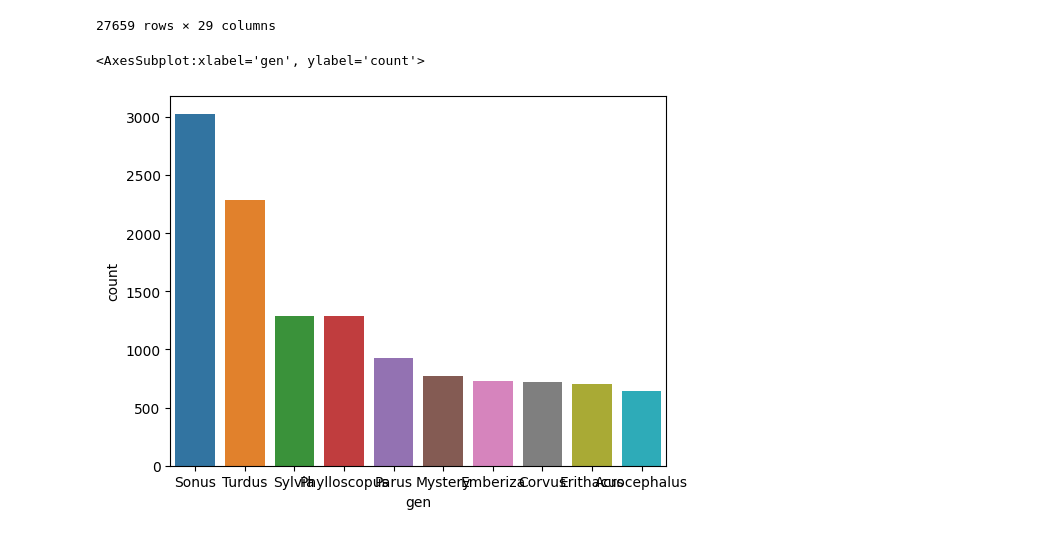
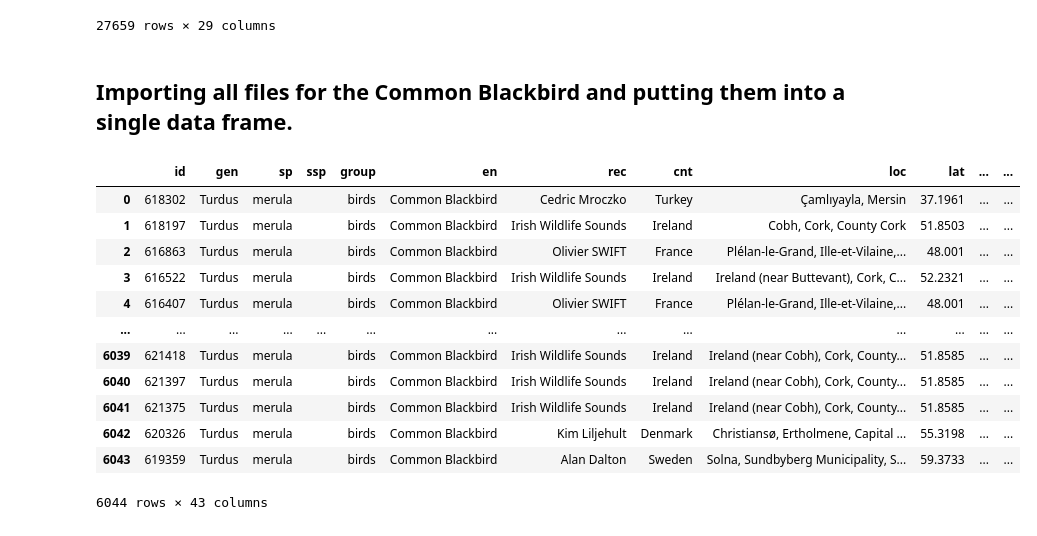
Before and after one commit to Till1983/xeno-canto-project-FS2022, a Jupyter notebook: import-normalize-data.ipynb, the cells around one changed output. Drawn from its saved outputs; the diff is of its cells as text; code cells hidden in the pictures.

Commit message:
import and normalise files for common blackbird

```diff
--- a/import-normalize-data.ipynb
+++ b/import-normalize-data.ipynb
@@ -61,5 +57,30 @@ import seaborn as sns
-# %%
-sns.countplot(x="gen", data=df_ger_norm, order=df_ger_norm.gen.value_counts().index[:10])
-# %% [output]
-<AxesSubplot:xlabel='gen', ylabel='count'>
-[figure, removed]
+# %% [markdown]
+## Importing all files for the Common Blackbird and putting them into a single data frame.
+# %%
+path = './dataset/metadata/CommonBlackbird/*.json'
+files = glob.glob(path)
+
+data = []
+
+for file in files:
+    f = open(file, 'r')
+    data.append(pd.read_json(f))
+    f.close()
+
+df_bb = pd.concat(data)
+df_bb_norm = pd.json_normalize(df_bb["recordings"])
+df_bb_norm
+# %% [output]
+|  | id | gen | sp | ssp | group | en | rec | cnt | loc | lat | ... | ... |
+| 0 | 618302 | Turdus | merula |  | birds | Common Blackbird | Cedric Mroczko | Turkey | Çamlıyayla, Mersin | 37.1961 | ... | ... |
+| 1 | 618197 | Turdus | merula |  | birds | Common Blackbird | Irish Wildlife Sounds | Ireland | Cobh, Cork, County Cork | 51.8503 | ... | ... |
+| 2 | 616863 | Turdus | merula |  | birds | Common Blackbird | Olivier SWIFT | France | Plélan-le-Grand, Ille-et-Vilaine,... | 48.001 | ... | ... |
+| 3 | 616522 | Turdus | merula |  | birds | Common Blackbird | Irish Wildlife Sounds | Ireland | Ireland (near Buttevant), Cork, C... | 52.2321 | ... | ... |
+| 4 | 616407 | Turdus | merula |  | birds | Common Blackbird | Olivier SWIFT | France | Plélan-le-Grand, Ille-et-Vilaine,... | 48.001 | ... | ... |
+| ... | ... | ... | ... | ... | ... | ... | ... | ... | ... | ... | ... | ... |
+| 6039 | 621418 | Turdus | merula |  | birds | Common Blackbird | Irish Wildlife Sounds | Ireland | Ireland (near Cobh), Cork, County... | 51.8585 | ... | ... |
+| 6040 | 621397 | Turdus | merula |  | birds | Common Blackbird | Irish Wildlife Sounds | Ireland | Ireland (near Cobh), Cork, County... | 51.8585 | ... | ... |
+| 6041 | 621375 | Turdus | merula |  | birds | Common Blackbird | Irish Wildlife Sounds | Ireland | Ireland (near Cobh), Cork, County... | 51.8585 | ... | ... |
+| 6042 | 620326 | Turdus | merula |  | birds | Common Blackbird | Kim Liljehult | Denmark | Christiansø, Ertholmene, Capital ... | 55.3198 | ... | ... |
+| 6043 | 619359 | Turdus | merula |  | birds | Common Blackbird | Alan Dalton | Sweden | Solna, Sundbyberg Municipality, S... | 59.3733 | ... | ... |
+6044 rows × 43 columns
```
Also changed, not shown: parts of 3 cells of this notebook.
